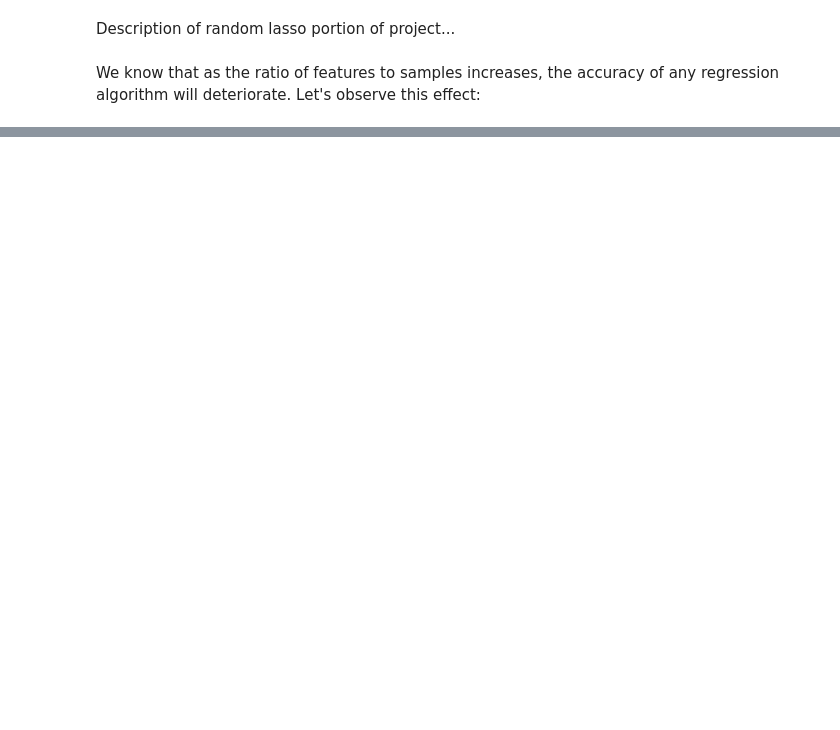
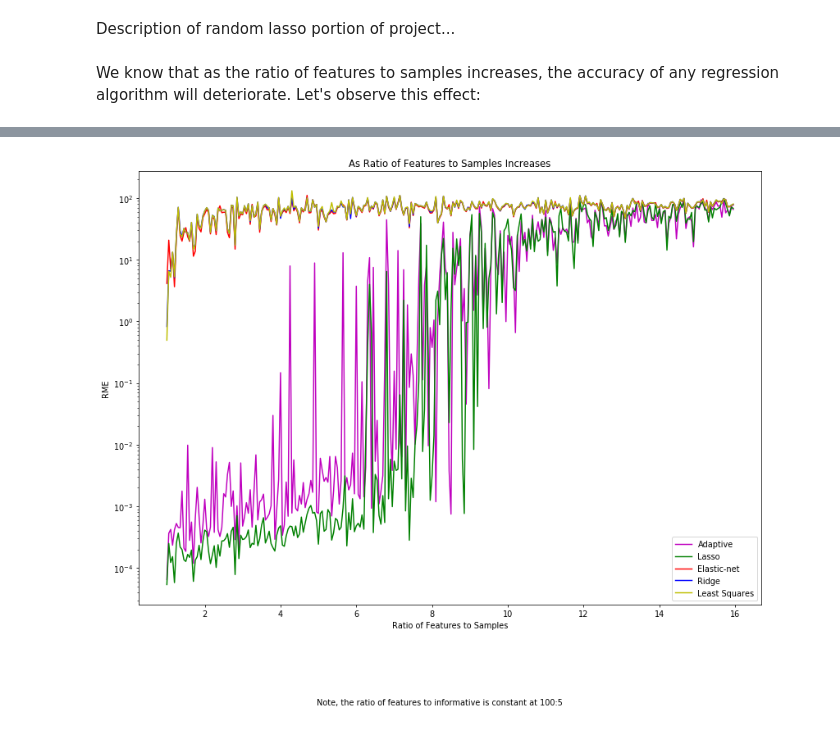
Before and after one commit to jamesmatthewhamilton/Random-Regression-Python, a Jupyter notebook: Random_Lasso_Analysis.ipynb, the cells around one changed output, grey strips where cells are left out. Drawn from its saved outputs; the diff is of its cells as text; code cells hidden in the pictures; blank space fills up the shorter version.

Commit message:
Added accuracy test for Ridge, Elastic, Lasso, and Adaptive. [#7]

```diff
--- a/Random_Lasso_Analysis.ipynb
+++ b/Random_Lasso_Analysis.ipynb
@@ -99,0 +112,19 @@ Lasso RME: 3.9946142883809785e-06
+# %%
+apl = plt.figure(figsize=(14, 10), dpi= 70, facecolor='w', edgecolor='k')
+plt.yscale('log')
+
+plt.plot(ratio_feat_to_samp, rme_adaptive, color="m", label="Adaptive")
+plt.plot(ratio_feat_to_samp, rme_lasso, color="g", label="Lasso")
+plt.plot(ratio_feat_to_samp, rme_elastic, color="r", label="Elastic-net")
+plt.plot(ratio_feat_to_samp, rme_ridge, color="b", label="Ridge")
+plt.plot(ratio_feat_to_samp, rme_least_squares, color="y", label="Least Squares")
+plt.legend(loc="lower right")
+plt.ylabel("RME")
+plt.xlabel("Ratio of Features to Samples")
+plt.title("As Ratio of Features to Samples Increases")
+#plt.text('Note, the ratio of features to informative is constant at 100:5')
+plt.figtext(0.5, -0.05, "Note, the ratio of features to informative is constant at 100:5", ha="center", fontsize=10)
+
+plt.show()
+# %% [output]
+[figure, added]
```
Also changed, not shown: parts of 6 cells of this notebook, 4 other files.
